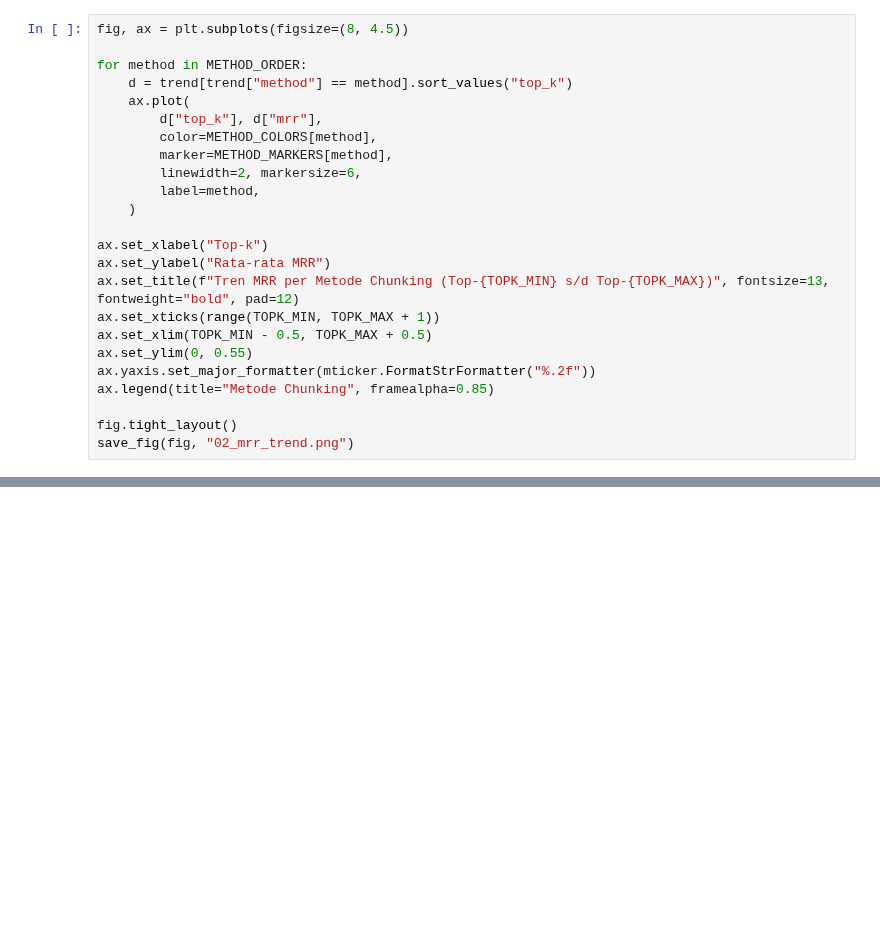
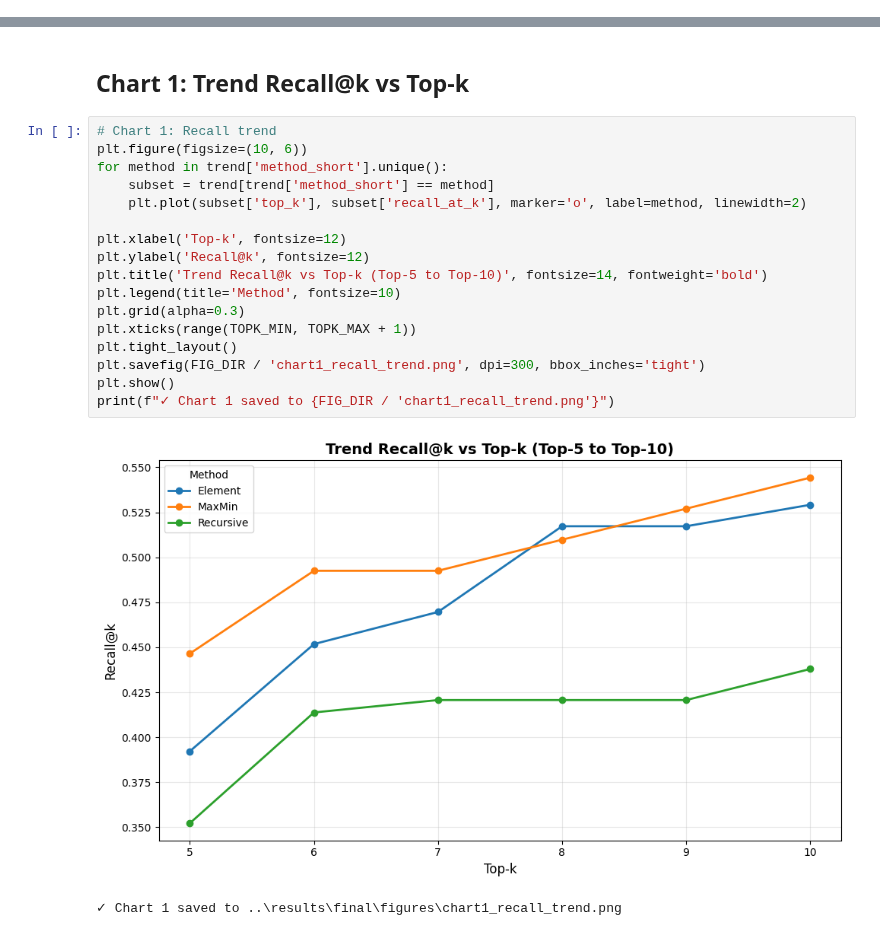
Before and after one commit to haikalthrq/rag-skripsi, a Jupyter notebook: notebooks/eval_visualization.ipynb, the cells around one changed output, grey strips where cells are left out. Saved outputs shown, nothing was run; the diff lists cells and outputs as text; blank space fills up the shorter version.

```diff
--- a/notebooks/eval_visualization.ipynb
+++ b/notebooks/eval_visualization.ipynb
@@ -139,24 +0,0 @@ Tersimpan: ..\results\final\figures\01_recall_trend.png
-# %%
-fig, ax = plt.subplots(figsize=(8, 4.5))
-
-for method in METHOD_ORDER:
-    d = trend[trend["method"] == method].sort_values("top_k")
-    ax.plot(
-        d["top_k"], d["mrr"],
-        color=METHOD_COLORS[method],
-        marker=METHOD_MARKERS[method],
-        linewidth=2, markersize=6,
-        label=method,
-    )
-
-ax.set_xlabel("Top-k")
-ax.set_ylabel("Rata-rata MRR")
-ax.set_title(f"Tren MRR per Metode Chunking (Top-{TOPK_MIN} s/d Top-{TOPK_MAX})", fontsize=13, fontweight="bold", pad=12)
-ax.set_xticks(range(TOPK_MIN, TOPK_MAX + 1))
-ax.set_xlim(TOPK_MIN - 0.5, TOPK_MAX + 0.5)
-ax.set_ylim(0, 0.55)
-ax.yaxis.set_major_formatter(mticker.FormatStrFormatter("%.2f"))
-ax.legend(title="Metode Chunking", framealpha=0.85)
-
-fig.tight_layout()
-save_fig(fig, "02_mrr_trend.png")
@@ -409,0 +114,22 @@ Tersimpan: ..\results\final\figures\summary_metrics_top5.csv
+# %% [markdown]
+## Chart 1: Trend Recall@k vs Top-k
+# %%
+# Chart 1: Recall trend
+plt.figure(figsize=(10, 6))
+for method in trend['method_short'].unique():
+    subset = trend[trend['method_short'] == method]
+    plt.plot(subset['top_k'], subset['recall_at_k'], marker='o', label=method, linewidth=2)
+
+plt.xlabel('Top-k', fontsize=12)
+plt.ylabel('Recall@k', fontsize=12)
+plt.title('Trend Recall@k vs Top-k (Top-5 to Top-10)', fontsize=14, fontweight='bold')
+plt.legend(title='Method', fontsize=10)
+plt.grid(alpha=0.3)
+plt.xticks(range(TOPK_MIN, TOPK_MAX + 1))
+plt.tight_layout()
+plt.savefig(FIG_DIR / 'chart1_recall_trend.png', dpi=300, bbox_inches='tight')
+plt.show()
+print(f"✓ Chart 1 saved to {FIG_DIR / 'chart1_recall_trend.png'}")
+# %% [output]
+[figure, added]
+✓ Chart 1 saved to ..\results\final\figures\chart1_recall_trend.png
```
Also changed, not shown: parts of 36 cells of this notebook, 11 other files.
